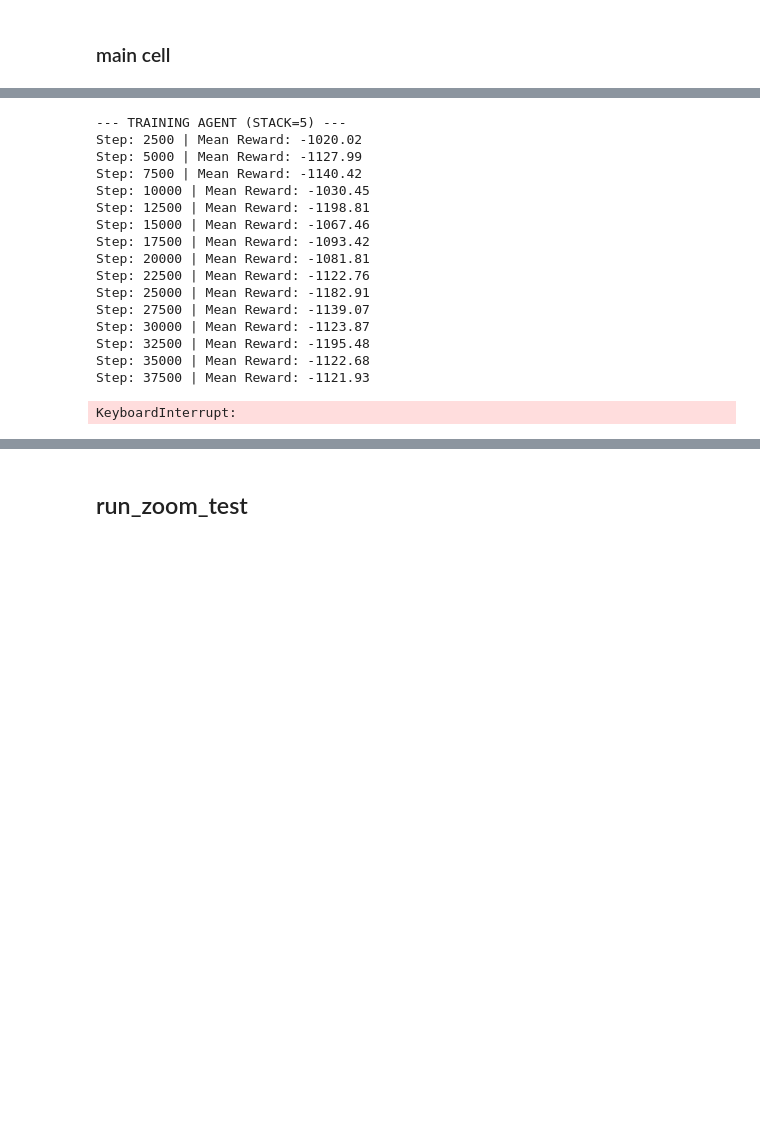
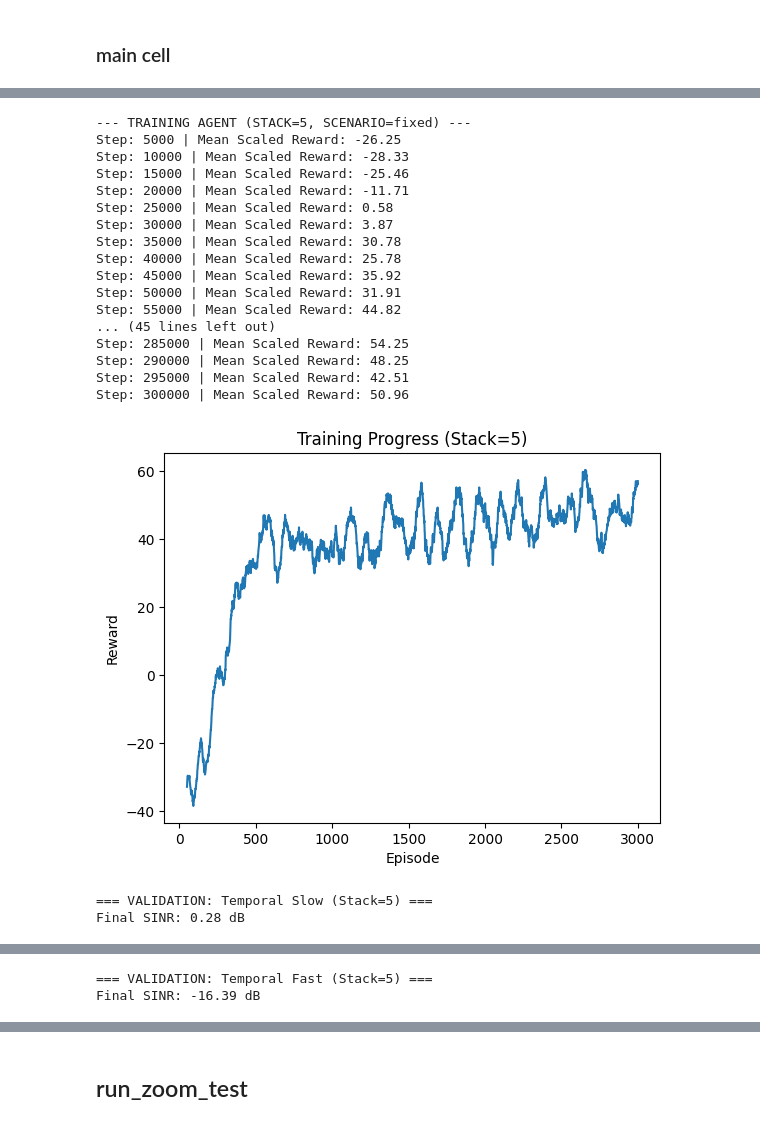
Before and after one commit to AbramRaafat/RL_BeamForming, a Jupyter notebook: smart-nulling.ipynb, the cells around one changed output, grey strips where cells are left out. Drawn from its saved outputs; the diff is of its cells as text; code cells hidden in the pictures; blank space fills up the shorter version.

```diff
--- a/smart-nulling.ipynb
+++ b/smart-nulling.ipynb
@@ -384,23 +398,26 @@ Final SINR: -1.10 dB
 # %%
 if __name__ == "__main__":
-    model_temporal = train_agent(stack_frames=5, total_steps=300000, print_freq=5000, scenario='sector')
+    model_temporal = train_agent(stack_frames=5, total_steps=300000, print_freq=5000, scenario='fixed')
     run_simo_test(model_temporal, "Temporal Slow", 10.0, slow_test_trajectory, stack_frames=5)
     run_simo_test(model_temporal, "Temporal Fast", 100.0, stress_test_trajectory, stack_frames=5)
 # %% [output]
---- TRAINING AGENT (STACK=5) ---
-Step: 2500 | Mean Reward: -1020.02
-Step: 5000 | Mean Reward: -1127.99
-Step: 7500 | Mean Reward: -1140.42
-Step: 10000 | Mean Reward: -1030.45
-Step: 12500 | Mean Reward: -1198.81
-Step: 15000 | Mean Reward: -1067.46
-Step: 17500 | Mean Reward: -1093.42
-Step: 20000 | Mean Reward: -1081.81
-Step: 22500 | Mean Reward: -1122.76
-Step: 25000 | Mean Reward: -1182.91
-Step: 27500 | Mean Reward: -1139.07
-Step: 30000 | Mean Reward: -1123.87
-Step: 32500 | Mean Reward: -1195.48
-Step: 35000 | Mean Reward: -1122.68
-Step: 37500 | Mean Reward: -1121.93
+--- TRAINING AGENT (STACK=5, SCENARIO=fixed) ---
+Step: 5000 | Mean Scaled Reward: -26.25
+Step: 10000 | Mean Scaled Reward: -28.33
+Step: 15000 | Mean Scaled Reward: -25.46
+Step: 20000 | Mean Scaled Reward: -11.71
+Step: 25000 | Mean Scaled Reward: 0.58
+Step: 30000 | Mean Scaled Reward: 3.87
+Step: 35000 | Mean Scaled Reward: 30.78
+Step: 40000 | Mean Scaled Reward: 25.78
+Step: 45000 | Mean Scaled Reward: 35.92
+Step: 50000 | Mean Scaled Reward: 31.91
+Step: 55000 | Mean Scaled Reward: 44.82
+... (45 lines left out)
+Step: 285000 | Mean Scaled Reward: 54.25
+Step: 290000 | Mean Scaled Reward: 48.25
+Step: 295000 | Mean Scaled Reward: 42.51
+Step: 300000 | Mean Scaled Reward: 50.96
+[figure, added]
-KeyboardInterrupt:
+=== VALIDATION: Temporal Slow (Stack=5) ===
+Final SINR: 0.28 dB
@@ -406,0 +425,2 @@ KeyboardInterrupt:
+=== VALIDATION: Temporal Fast (Stack=5) ===
+Final SINR: -16.39 dB
```
Also changed, not shown: parts of 7 cells of this notebook, 1 other file.
